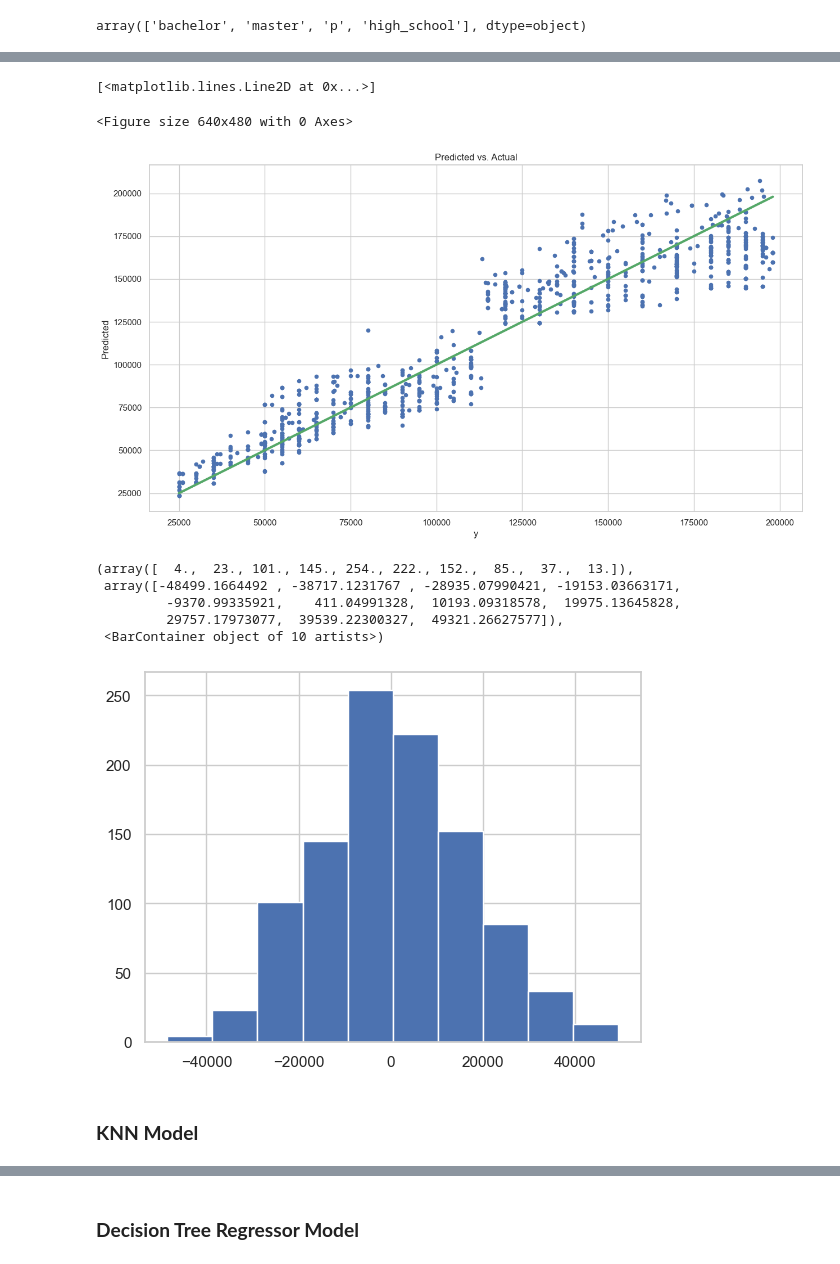
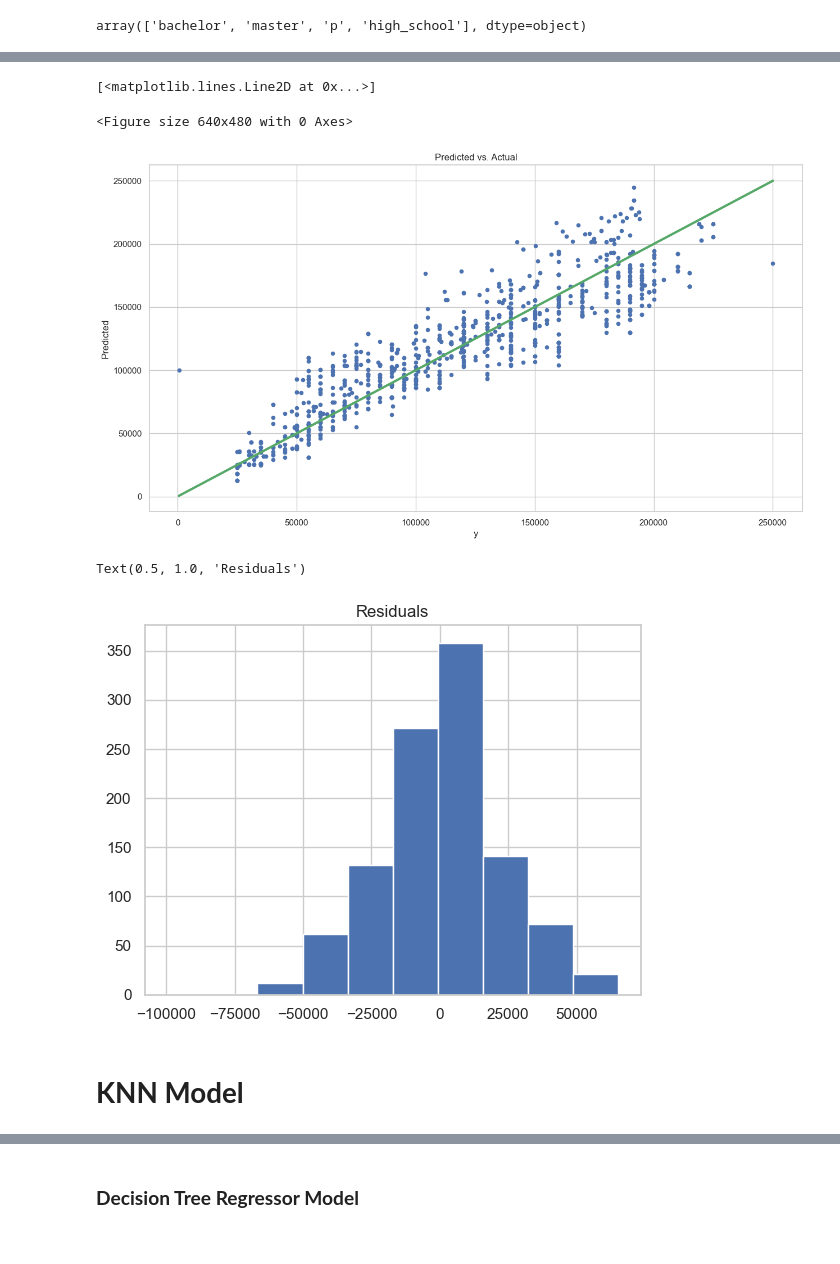
Before and after one commit to Saarle/Regression-Project, a Jupyter notebook: Regression_Project_.ipynb, the cells around one changed output, grey strips where cells are left out. Cells and saved outputs as stored; diff of their text form; code cells hidden in the pictures.

```diff
--- a/Regression_Project_.ipynb
+++ b/Regression_Project_.ipynb
@@ -254,10 +311,10 @@ sns.jointplot(x='Age', y='Salary', data=data, kind='reg')
 # %%
 
-# Define bin edges
-age_bins = [20,50,80]
+# # Define bin edges
+# age_bins = [20,50,80]
 
-# Create a new column 'AgeBin' with bin labels
-data['AgeBin'] = pd.cut(data['Age'], bins=age_bins, labels=['20-49','50-80'])
+# # Create a new column 'AgeBin' with bin labels
+# data['AgeBin'] = pd.cut(data['Age'], bins=age_bins, labels=['20-49','50-80'])
 # %%
 job = data.groupby('Job_Title').size().reset_index(name='count').sort_values(by='count' ,ascending=False)
 
@@ -394,6 +470,6 @@ data
 # %%
 # data = pd.get_dummies(data,columns=['Gender'])
-data = data[(data['Salary']<200000) & (data['Salary']>20000)]
+# data = data[(data['Salary']<200000) & (data['Salary']>20000)]
 # %%
 # Split values in the 'Job_Title' column and convert to lowercase
 data['Job_Title'] = data['Job_Title'].str.split('|').str.join(' ').str.lower()
@@ -421,7 +480,8 @@ data
 # %%
 
 # Define your features and target variable
-X = data[['Years_of_Experience','professionalism','Education_Level_median','Job_Title_frequency','Job_Title_mean_target','k_Means_Age','Encoded_Education_Level']]
+# X = data[['Years_of_Experience','professionalism','Education_Level_median','Job_Title_frequency','Job_Title_mean_target','k_Means_Age']]
+X = data[['Years_of_Experience', 'professionalism','Job_Title_frequency','Job_Title_mean_target']]
 y = data.Salary
 
 # Split the data into training and testing sets
@@ -497,5 +557,5 @@ Train RMSE for Lasso Regression:  16550.91909607286
 # %%
 X_test['y'] = y_test
-X_test['Predicted'] = lnr_test_predictions
-X_test['Residual'] = abs(y_test - y_pred_test_linear)/y_test
+X_test['Predicted'] = lasso_test_predictions
+X_test['Residual'] = abs(y_test - lasso_test_predictions)/y_test
 X_test[X_test['Residual'] > 0.3]
@@ -512,18 +587,15 @@ ax.plot(np.linspace(amin, amax, 2), np.linspace(amin, amax, 2),
 # %% [output]
 [<matplotlib.lines.Line2D at 0x...>]
 <Figure size 640x480 with 0 Axes>
-[figure, old version]
+[figure, new version]
 # %%
 plt.hist(X_test['y']-X_test['Predicted'])
+plt.title('Residuals')
 # %% [output]
-(array([  4.,  23., 101., 145., 254., 222., 152.,  85.,  37.,  13.]),
- array([-48499.1664492 , -38717.1231767 , -28935.07990421, -19153.03663171,
-         -9370.99335921,    411.04991328,  10193.09318578,  19975.13645828,
-         29757.17973077,  39539.22300327,  49321.26627577]),
- <BarContainer object of 10 artists>)
+Text(0.5, 1.0, 'Residuals')
-[figure, old version]
+[figure, new version]
 # %% [markdown]
-### **KNN Model**
+# **KNN Model**
 # %%
 
 
```
Also changed, not shown: parts of 36 cells of this notebook.
